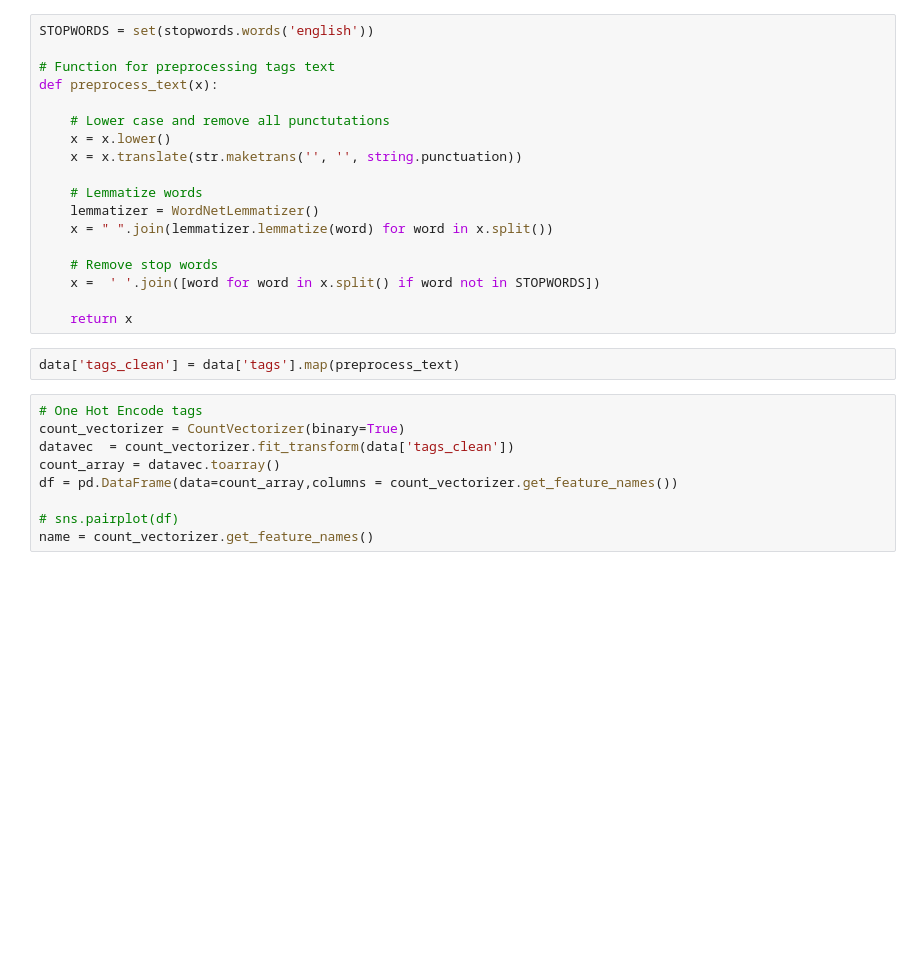
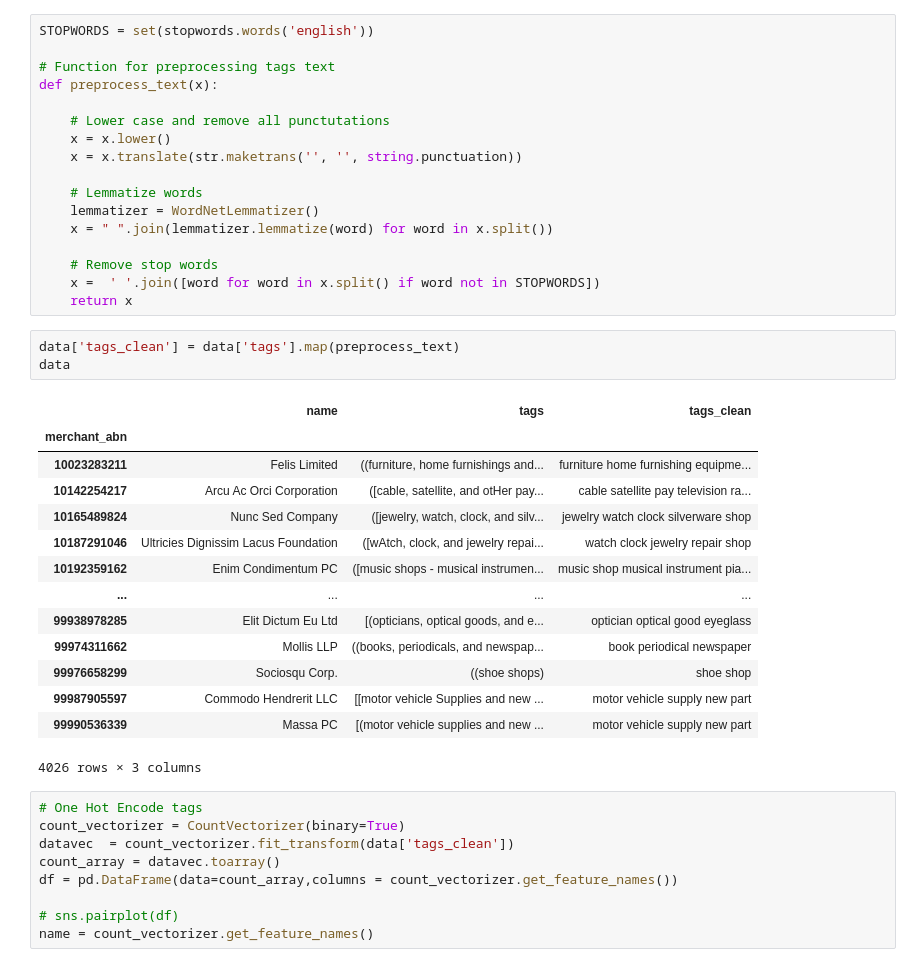
Before and after one commit to MAST30034-Applied-Data-Science/generic-buy-now-pay-later-project-group-5, a Jupyter notebook: notebooks/one_hot.ipynb, the cells around one changed output. Drawn from its saved outputs; the diff is of its cells as text; blank space fills up the shorter version.

```diff
--- a/notebooks/one_hot.ipynb
+++ b/notebooks/one_hot.ipynb
@@ -32,10 +48,25 @@ def preprocess_text(x):
 
     # Remove stop words
     x =  ' '.join([word for word in x.split() if word not in STOPWORDS])
-
     return x
 # %%
 data['tags_clean'] = data['tags'].map(preprocess_text)
+data
+# %% [output]
+|  | name | tags | tags_clean |
+| merchant_abn |  |  |  |
+| 10023283211 | Felis Limited | ((furniture, home furnishings and... | furniture home furnishing equipme... |
+| 10142254217 | Arcu Ac Orci Corporation | ([cable, satellite, and otHer pay... | cable satellite pay television ra... |
+| 10165489824 | Nunc Sed Company | ([jewelry, watch, clock, and silv... | jewelry watch clock silverware shop |
+| 10187291046 | Ultricies Dignissim Lacus Foundation | ([wAtch, clock, and jewelry repai... | watch clock jewelry repair shop |
+| 10192359162 | Enim Condimentum PC | ([music shops - musical instrumen... | music shop musical instrument pia... |
+| ... | ... | ... | ... |
+| 99938978285 | Elit Dictum Eu Ltd | [(opticians, optical goods, and e... | optician optical good eyeglass |
+| 99974311662 | Mollis LLP | ((books, periodicals, and newspap... | book periodical newspaper |
+| 99976658299 | Sociosqu Corp. | ((shoe shops) | shoe shop |
+| 99987905597 | Commodo Hendrerit LLC | [[motor vehicle Supplies and new ... | motor vehicle supply new part |
+| 99990536339 | Massa PC | [(motor vehicle supplies and new ... | motor vehicle supply new part |
+4026 rows × 3 columns
 # %%
 # One Hot Encode tags
 count_vectorizer = CountVectorizer(binary=True)
```
Also changed, not shown: parts of 5 cells of this notebook.
